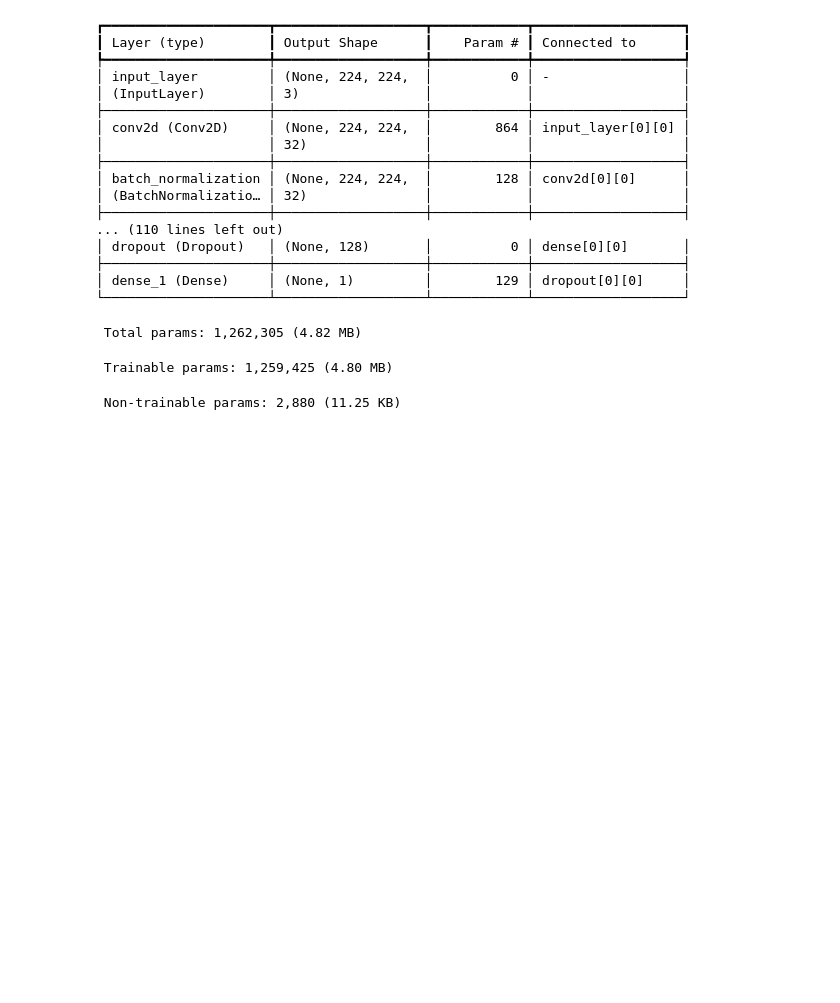
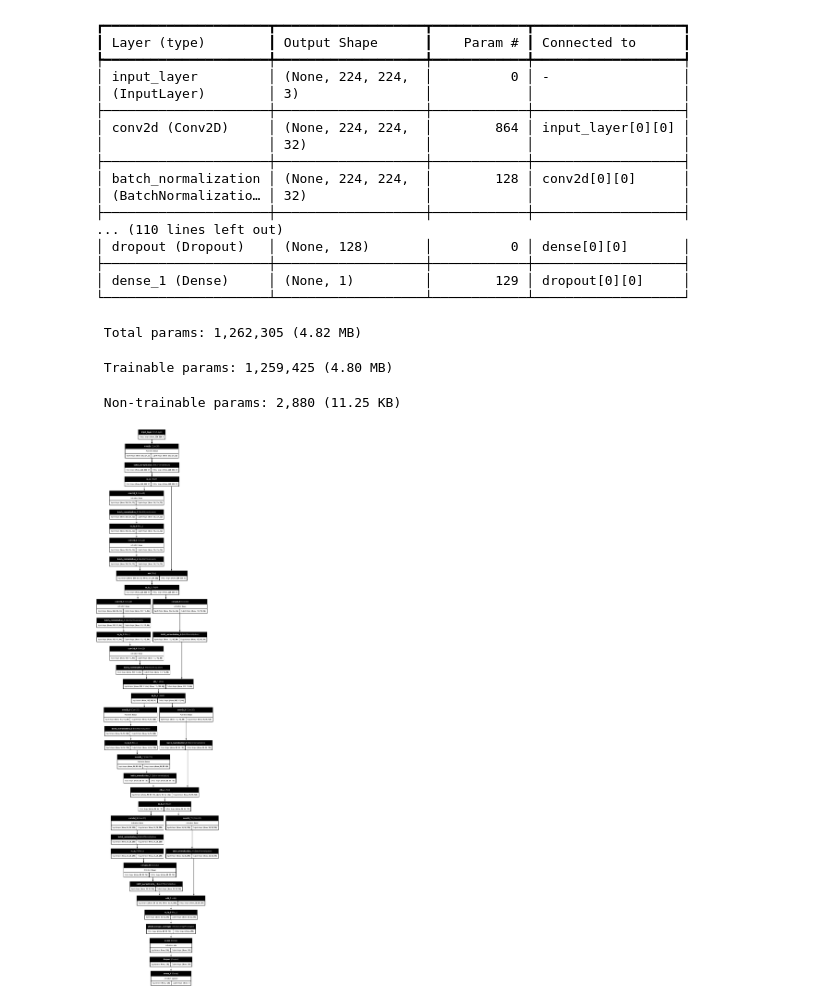
Before and after one commit to Buithaoaineu/DNN-G5-AI-Generated-Image-Detection-Using-Deep-Neural-Networks, a Jupyter notebook: notebooks/complex_cnn.ipynb, the cells around one changed output. Cells and saved outputs as stored; diff of their text form; code cells hidden in the pictures; blank space fills up the shorter version.

Commit message:
update structure model và các metrics đánh giá model

```diff
--- a/notebooks/complex_cnn.ipynb
+++ b/notebooks/complex_cnn.ipynb
@@ -74,6 +74,11 @@ Model: "Complex_CNN_4_Blocks"
  Total params: 1,262,305 (4.82 MB)
  Trainable params: 1,259,425 (4.80 MB)
  Non-trainable params: 2,880 (11.25 KB)
+# %%
+#Vẽ kiến trúc Complex CNN
+tf.keras.utils.plot_model(model, to_file="../results/figures/complex_cnn_architecture.png", show_shapes=True, show_layer_names=True, show_layer_activations=True, dpi=120)
+# %% [output]
+[figure, added]
 # %%
 #Training model
 early_stop = tf.keras.callbacks.EarlyStopping(monitor="val_auc", mode="max", patience=2, restore_best_weights=True)
```
Also changed, not shown: parts of 3 cells of this notebook.
